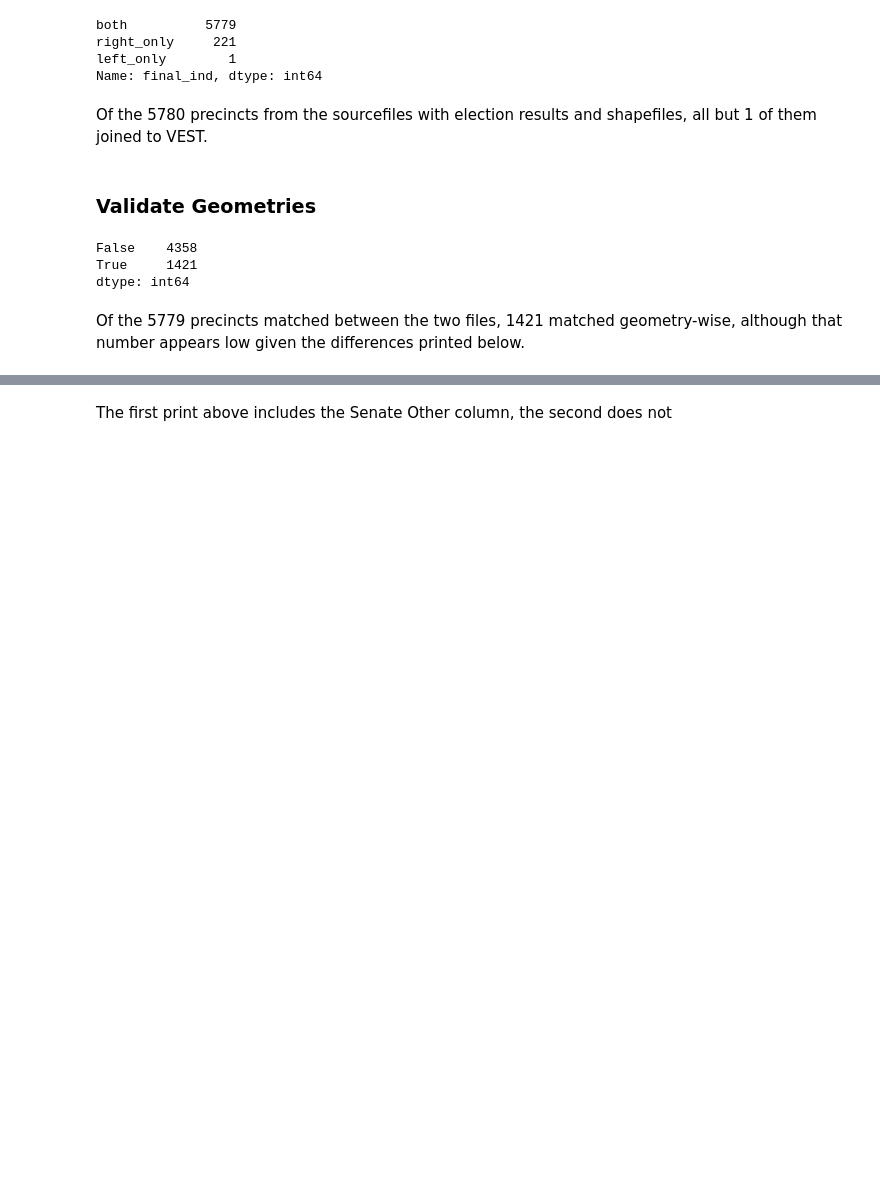
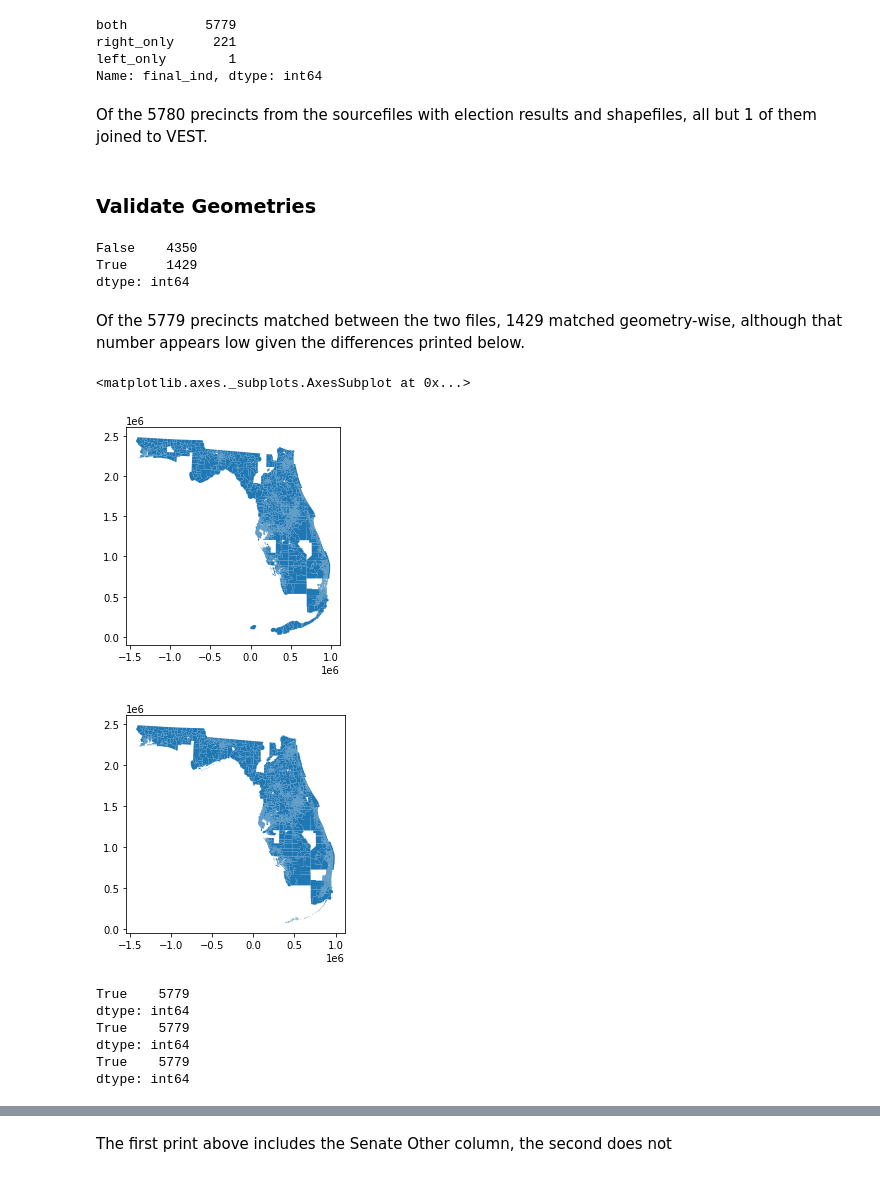
Before and after one commit to nonpartisan-redistricting-datahub/pdv-fl, a Jupyter notebook: vest-fl-2016/VEST_FL_16_replication.ipynb, the cells around one changed output, grey strips where cells are left out. Saved outputs shown, nothing was run; the diff lists cells and outputs as text; code cells hidden in the pictures; blank space fills up the shorter version.

```diff
--- a/vest-fl-2016/VEST_FL_16_replication.ipynb
+++ b/vest-fl-2016/VEST_FL_16_replication.ipynb
@@ -299,3 +387,15 @@ for i in col_list:
 #Add these new precincts
 pivoted_2016= pivoted_2016.append(new_precincts)
 pivoted_2016.reset_index(drop=True,inplace=True)
+# %%
+pd.set_option('display.max_rows', 70)
+
+col_list = ['G16PRECCas', 'G16PRERTru', 'G16PRELJon', 'G16PREDCli',
+       'G16PREGSte', 'G16USSRRub', 'G16USSDMur', 'G16USSLSta', 'G16PREIDeL',
+       'G16PREoth', 'G16USSOth']
+
+for i in col_list:
+    diff = pivoted_2016.groupby(["county"]).sum()[i]-vest_fl_16.groupby(["county"]).sum()[i]
+    print(i)
+    print(diff[diff > 0])
+    print("")
@@ -697,11 +980,13 @@ Of the 5780 precincts from the sourcefiles with election results and shapefiles,
 # %%
 source_geoms = gp.GeoDataFrame(final_validation[final_validation["final_ind"]=="both"],geometry="geometry_x")
 vest_geoms = gp.GeoDataFrame(final_validation[final_validation["final_ind"]=="both"],geometry="geometry_y")
+source_geoms["geometry_x"] = source_geoms.buffer(0)
+vest_geoms["geometry_y"] = vest_geoms.buffer(0)
 vals = source_geoms.geom_almost_equals(vest_geoms,decimal=0)
 print(vals.value_counts())
 # %% [output]
-False    4358
-True     1421
+False    4350
+True     1429
 dtype: int64
 # %% [markdown]
-Of the 5779 precincts matched between the two files, 1421 matched geometry-wise, although that number appears low given the differences printed below.
+Of the 5779 precincts matched between the two files, 1429 matched geometry-wise, although that number appears low given the differences printed below.
@@ -707,0 +996,21 @@ Of the 5779 precincts matched between the two files, 1421 matched geometry-wise,
+# %%
+source_geoms.plot()
+vest_geoms.plot()
+# %% [output]
+<matplotlib.axes._subplots.AxesSubplot at 0x...>
+[figure, added]
+[figure, added]
+# %%
+print(source_geoms["geometry_x"].is_valid.value_counts())
+print(vest_geoms["geometry_y"].is_valid.value_counts())
+
+both_valid = source_geoms.is_valid & vest_geoms.is_valid
+
+print(both_valid.value_counts())
+# %% [output]
+True    5779
+dtype: int64
+True    5779
+dtype: int64
+True    5779
+dtype: int64
```
Also changed, not shown: parts of 38 cells of this notebook.
